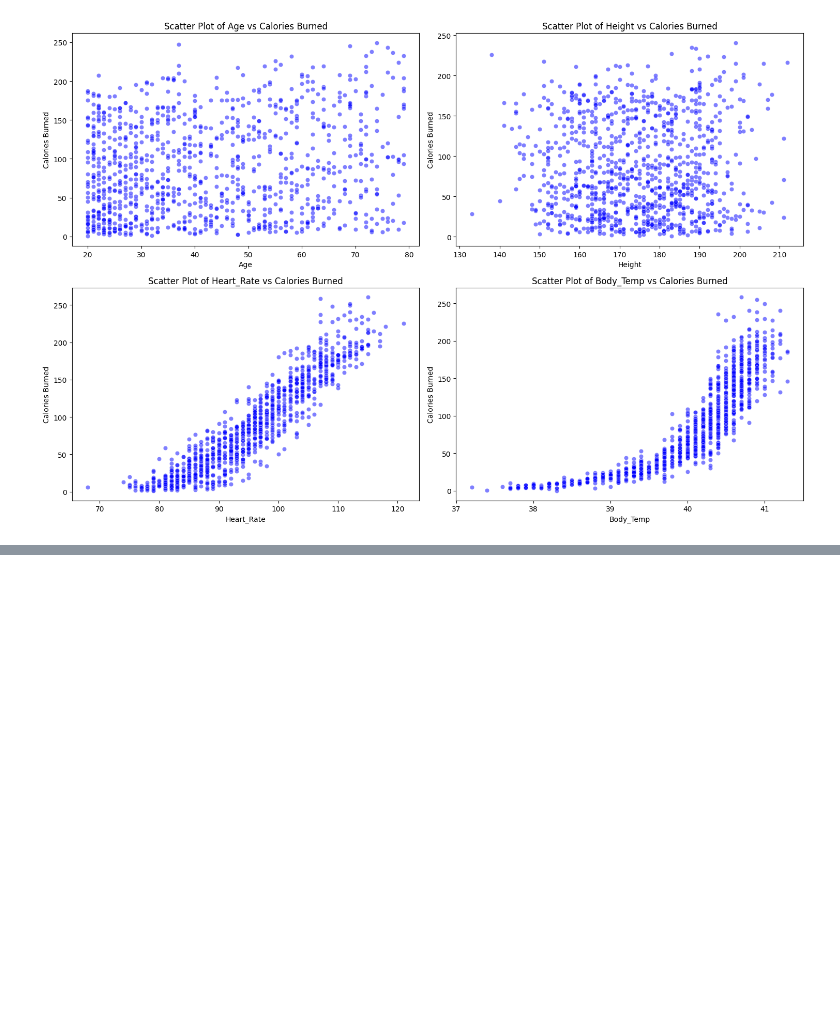
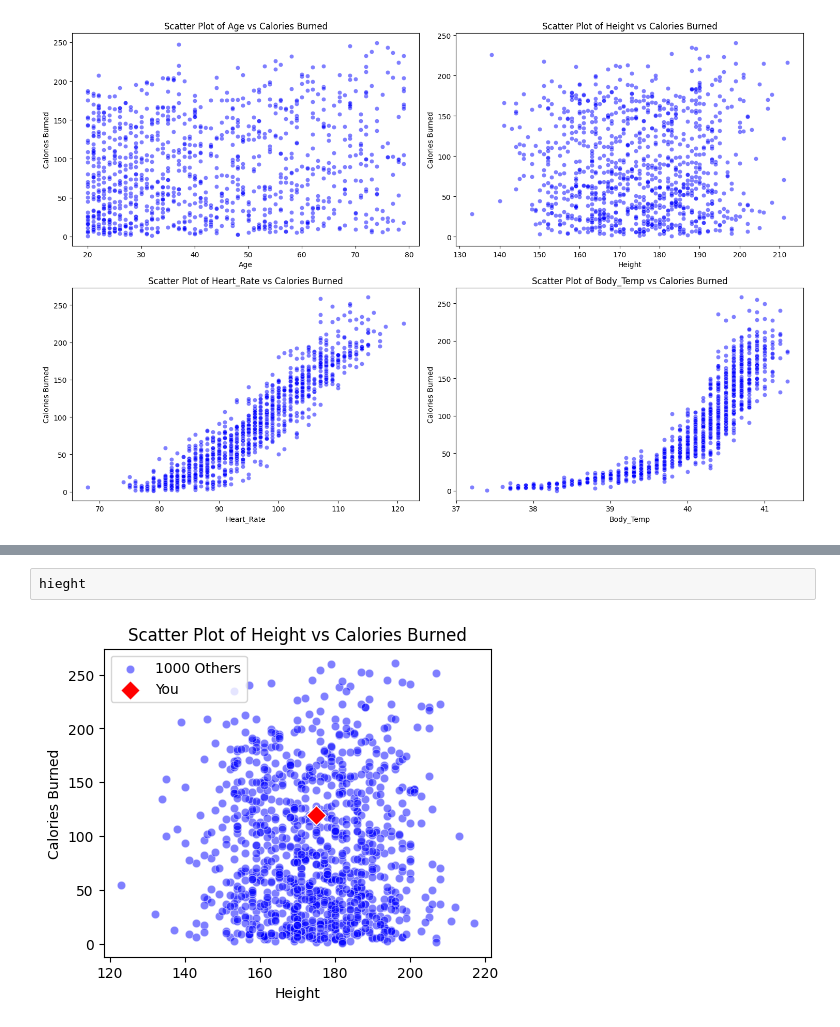
Before and after one commit to JXAsain/Calories-Burnt-Prediction, a Jupyter notebook: Project/graph_graphs.ipynb, the cells around one changed output, grey strips where cells are left out. Drawn from its saved outputs; the diff is of its cells as text; blank space fills up the shorter version.

```diff
--- a/Project/graph_graphs.ipynb
+++ b/Project/graph_graphs.ipynb
@@ -362,0 +436,4 @@ received_csv_data_scatter('predicted_calories.csv')
+# %%
+hieght
+# %% [output]
+[figure, added]
```
Also changed, not shown: parts of 12 cells of this notebook, 1 other file.
